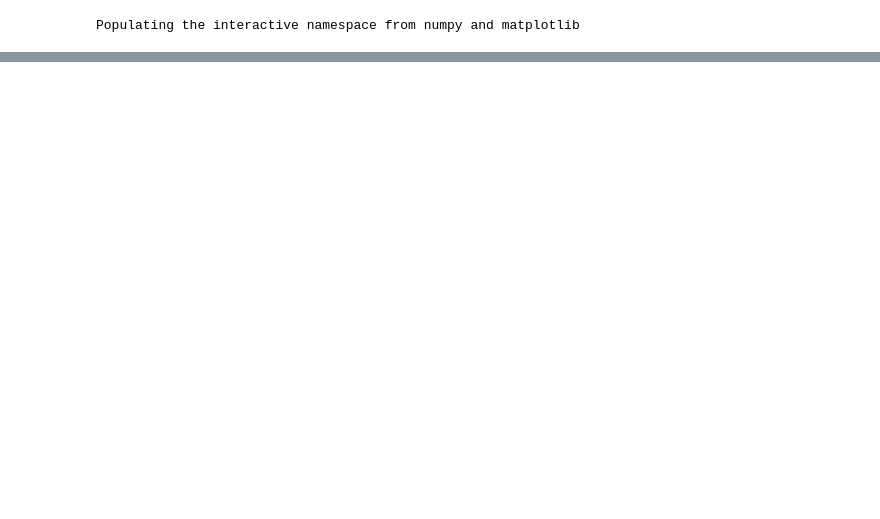
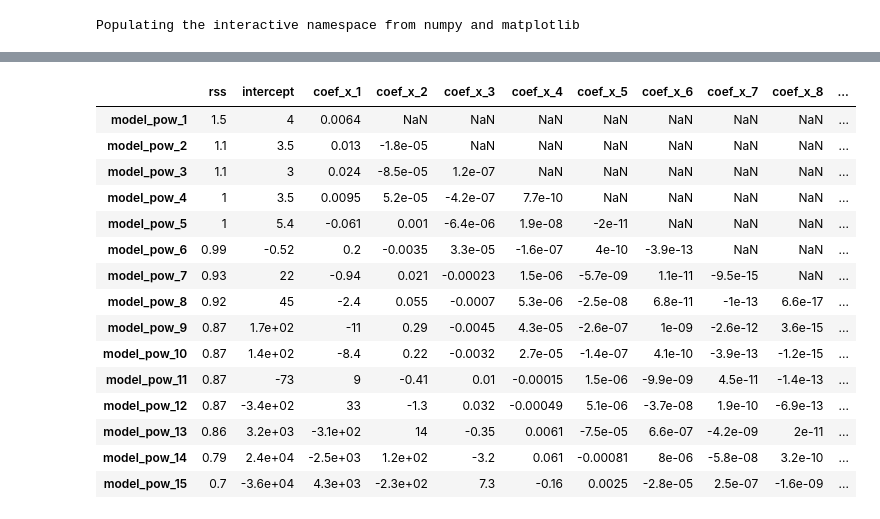
Before and after one commit to yennanliu/analysis, a Jupyter notebook: ML_/ML_Basic_L1_L2_Regularization.ipynb, the cells around one changed output, grey strips where cells are left out. Saved outputs shown, nothing was run; the diff lists cells and outputs as text; code cells hidden in the pictures; blank space fills up the shorter version.

```diff
--- a/ML_/ML_Basic_L1_L2_Regularization.ipynb
+++ b/ML_/ML_Basic_L1_L2_Regularization.ipynb
@@ -66,0 +184,21 @@ Populating the interactive namespace from numpy and matplotlib
+# %%
+#Set the display format to be scientific for ease of analysis
+pd.options.display.float_format = '{:,.2g}'.format
+coef_matrix_simple
+# %% [output]
+|  | rss | intercept | coef_x_1 | coef_x_2 | coef_x_3 | coef_x_4 | coef_x_5 | coef_x_6 | coef_x_7 | coef_x_8 | ... |
+| model_pow_1 | 1.5 | 4 | 0.0064 | NaN | NaN | NaN | NaN | NaN | NaN | NaN | ... |
+| model_pow_2 | 1.1 | 3.5 | 0.013 | -1.8e-05 | NaN | NaN | NaN | NaN | NaN | NaN | ... |
+| model_pow_3 | 1.1 | 3 | 0.024 | -8.5e-05 | 1.2e-07 | NaN | NaN | NaN | NaN | NaN | ... |
+| model_pow_4 | 1 | 3.5 | 0.0095 | 5.2e-05 | -4.2e-07 | 7.7e-10 | NaN | NaN | NaN | NaN | ... |
+| model_pow_5 | 1 | 5.4 | -0.061 | 0.001 | -6.4e-06 | 1.9e-08 | -2e-11 | NaN | NaN | NaN | ... |
+| model_pow_6 | 0.99 | -0.52 | 0.2 | -0.0035 | 3.3e-05 | -1.6e-07 | 4e-10 | -3.9e-13 | NaN | NaN | ... |
+| model_pow_7 | 0.93 | 22 | -0.94 | 0.021 | -0.00023 | 1.5e-06 | -5.7e-09 | 1.1e-11 | -9.5e-15 | NaN | ... |
+| model_pow_8 | 0.92 | 45 | -2.4 | 0.055 | -0.0007 | 5.3e-06 | -2.5e-08 | 6.8e-11 | -1e-13 | 6.6e-17 | ... |
+| model_pow_9 | 0.87 | 1.7e+02 | -11 | 0.29 | -0.0045 | 4.3e-05 | -2.6e-07 | 1e-09 | -2.6e-12 | 3.6e-15 | ... |
+| model_pow_10 | 0.87 | 1.4e+02 | -8.4 | 0.22 | -0.0032 | 2.7e-05 | -1.4e-07 | 4.1e-10 | -3.9e-13 | -1.2e-15 | ... |
+| model_pow_11 | 0.87 | -73 | 9 | -0.41 | 0.01 | -0.00015 | 1.5e-06 | -9.9e-09 | 4.5e-11 | -1.4e-13 | ... |
+| model_pow_12 | 0.87 | -3.4e+02 | 33 | -1.3 | 0.032 | -0.00049 | 5.1e-06 | -3.7e-08 | 1.9e-10 | -6.9e-13 | ... |
+| model_pow_13 | 0.86 | 3.2e+03 | -3.1e+02 | 14 | -0.35 | 0.0061 | -7.5e-05 | 6.6e-07 | -4.2e-09 | 2e-11 | ... |
+| model_pow_14 | 0.79 | 2.4e+04 | -2.5e+03 | 1.2e+02 | -3.2 | 0.061 | -0.00081 | 8e-06 | -5.8e-08 | 3.2e-10 | ... |
+| model_pow_15 | 0.7 | -3.6e+04 | 4.3e+03 | -2.3e+02 | 7.3 | -0.16 | 0.0025 | -2.8e-05 | 2.5e-07 | -1.6e-09 | ... |
```
Also changed, not shown: parts of 16 cells of this notebook.
